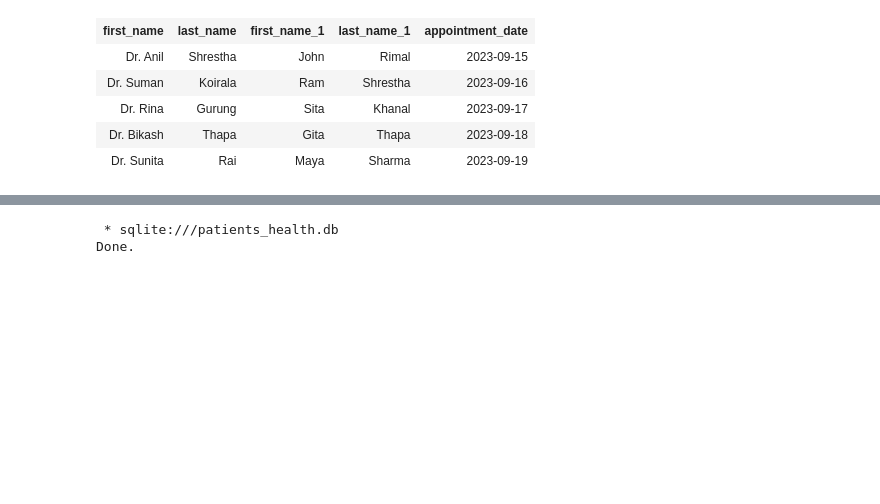
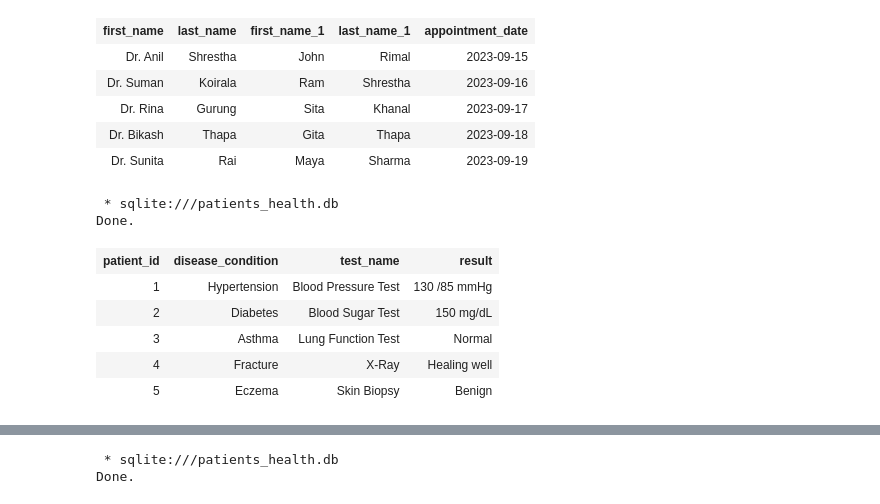
Before and after one commit to atignaschhetri/Health-record-system, a Jupyter notebook: app.ipynb, the cells around one changed output, grey strips where cells are left out. Cells and saved outputs as stored; diff of their text form; code cells hidden in the pictures; blank space fills up the shorter version.

```diff
--- a/app.ipynb
+++ b/app.ipynb
@@ -397,3 +397,18 @@ Done.
 | Dr. Rina | Gurung | Sita | Khanal | 2023-09-17 |
 | Dr. Bikash | Thapa | Gita | Thapa | 2023-09-18 |
 | Dr. Sunita | Rai | Maya | Sharma | 2023-09-19 |
+# %%
+%%sql
+select  m.patient_id, m.disease_condition, l.test_name, l.result
+from Medical_History m
+full outer join Lab_Results l
+    ON m.patient_id = l.patient_id;
+# %% [output]
+ * sqlite:///patients_health.db
+Done.
+| patient_id | disease_condition | test_name | result |
+| 1 | Hypertension | Blood Pressure Test | 130 /85 mmHg |
+| 2 | Diabetes | Blood Sugar Test | 150 mg/dL |
+| 3 | Asthma | Lung Function Test | Normal |
+| 4 | Fracture | X-Ray | Healing well |
+| 5 | Eczema | Skin Biopsy | Benign |
```
Also changed, not shown: parts of 9 cells of this notebook, 1 other file.
